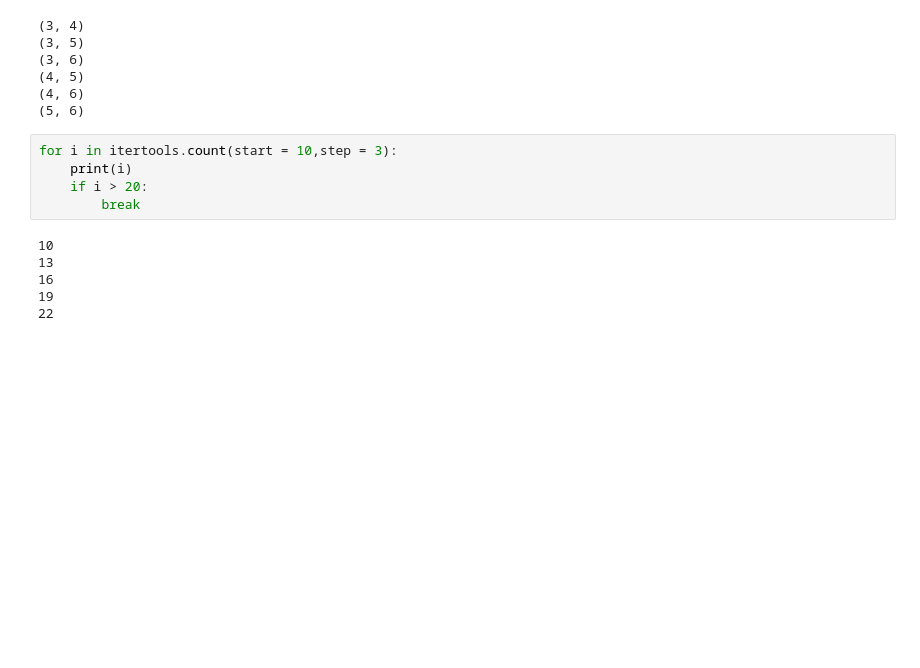
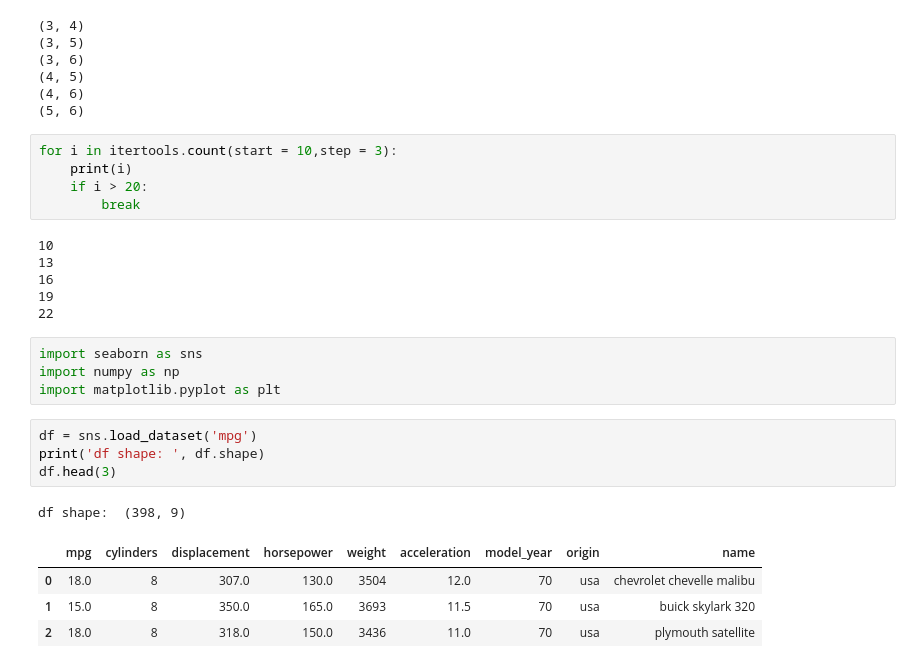
Before and after one commit to mijanr/DataScience, a Jupyter notebook: Dask/test.ipynb, the cells around one changed output. Saved outputs shown, nothing was run; the diff lists cells and outputs as text; blank space fills up the shorter version.

```diff
--- a/Dask/test.ipynb
+++ b/Dask/test.ipynb
@@ -99,3 +99,17 @@ for i in itertools.count(start = 10,step = 3):
 16
 19
 22
+# %%
+import seaborn as sns
+import numpy as np
+import matplotlib.pyplot as plt
+# %%
+df = sns.load_dataset('mpg')
+print('df shape: ', df.shape)
+df.head(3)
+# %% [output]
+df shape:  (398, 9)
+|  | mpg | cylinders | displacement | horsepower | weight | acceleration | model_year | origin | name |
+| 0 | 18.0 | 8 | 307.0 | 130.0 | 3504 | 12.0 | 70 | usa | chevrolet chevelle malibu |
+| 1 | 15.0 | 8 | 350.0 | 165.0 | 3693 | 11.5 | 70 | usa | buick skylark 320 |
+| 2 | 18.0 | 8 | 318.0 | 150.0 | 3436 | 11.0 | 70 | usa | plymouth satellite |
```
Also changed, not shown: parts of 3 cells of this notebook, 19 other files.
